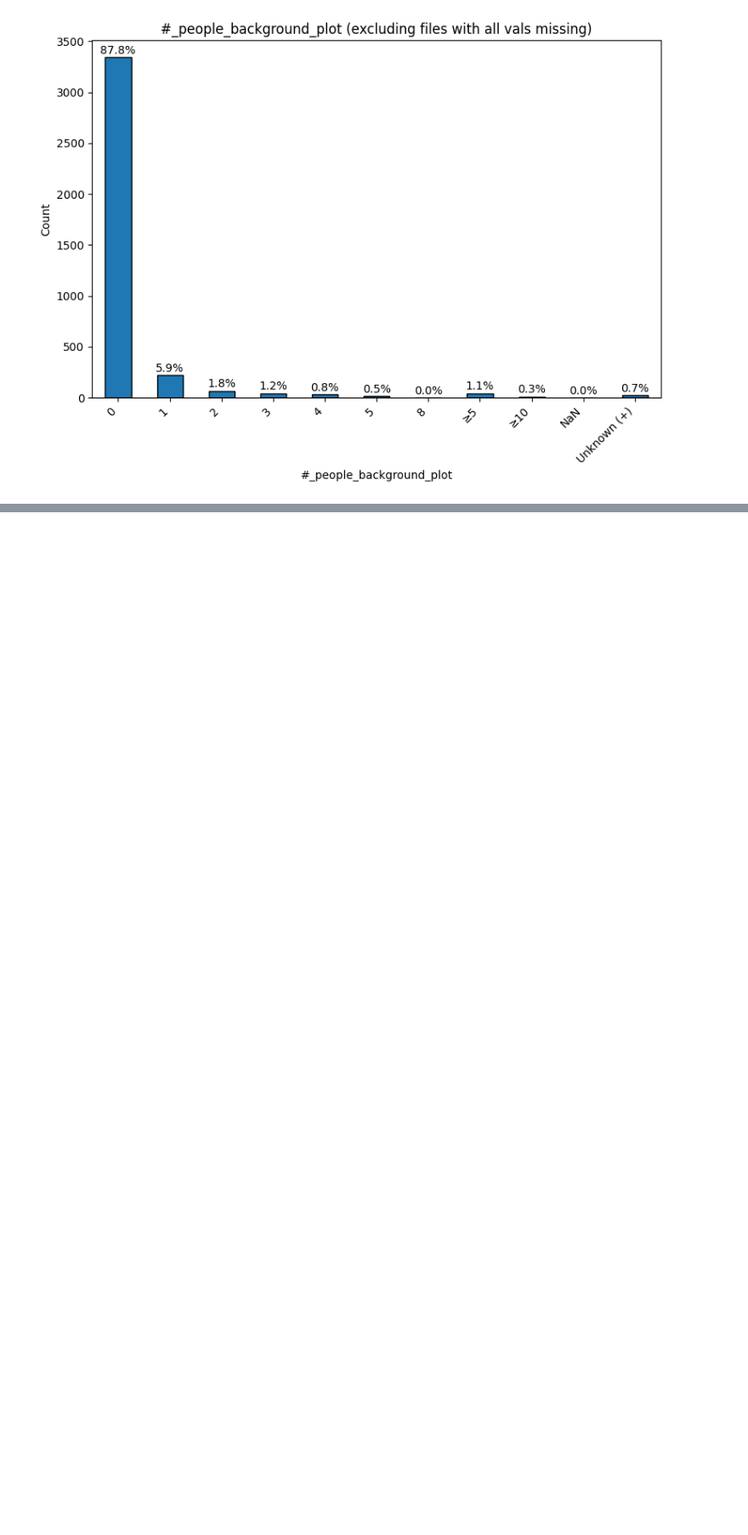
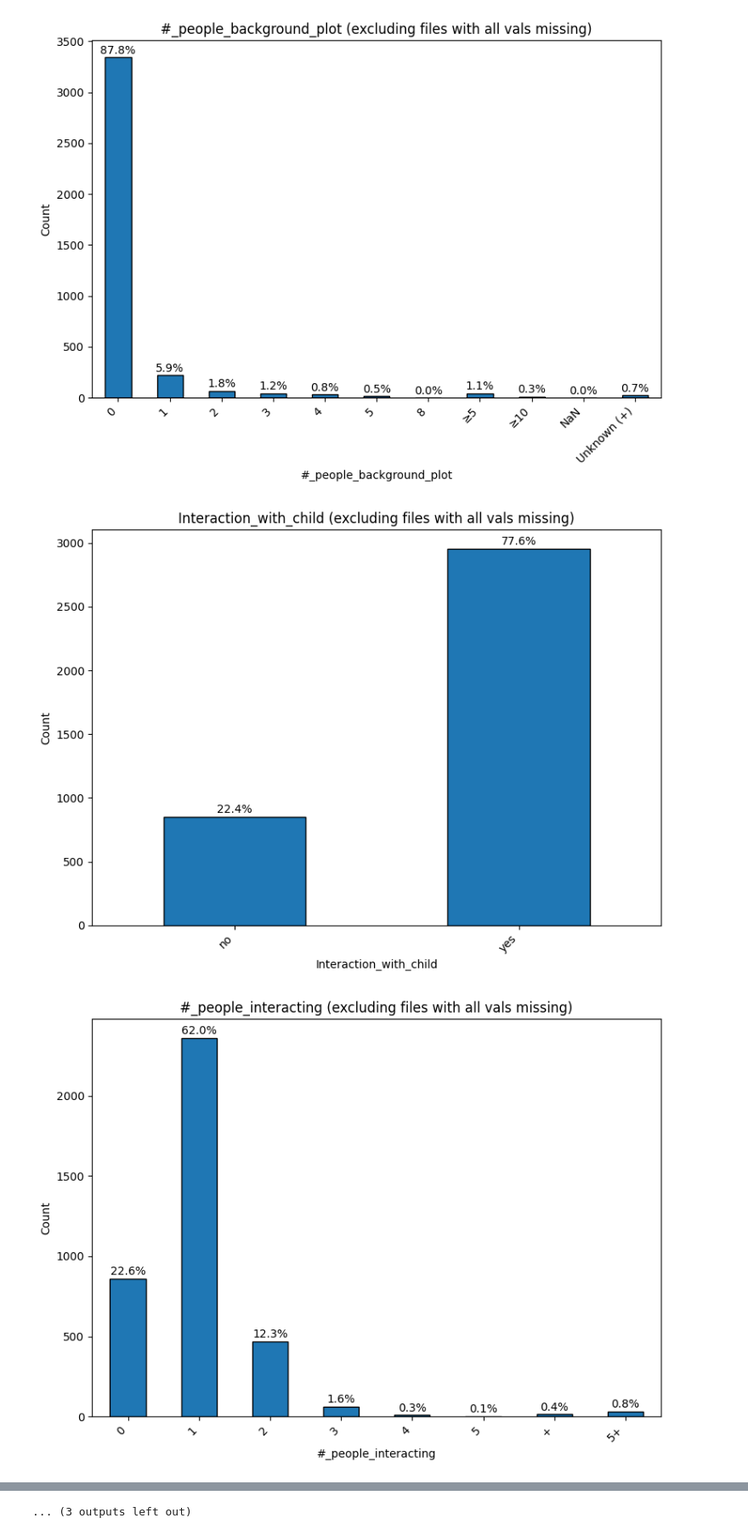
Before and after one commit to sensein/sails_action_classification, a Jupyter notebook: notebooks/annotation_analysis.ipynb, the cells around one changed output, grey strips where cells are left out. Shown at 85% size. Drawn from its saved outputs; the diff is of its cells as text; code cells hidden in the pictures; blank space fills up the shorter version.

```diff
--- a/notebooks/annotation_analysis.ipynb
+++ b/notebooks/annotation_analysis.ipynb
@@ -432,3 +788,10 @@ for col in of_interest:
 [figure]
 [figure]
 [figure]
+# %%
+for col in categorical_cols:
+    subset = df.loc[~df["SourceFile"].isin(missing_all_attr), col]
+    plot_bar_with_percent(subset, title=f"{col} (excluding files with all vals missing)")
+# %% [output]
+[figure, added]
+[figure, added]
@@ -434,0 +808 @@ for col in of_interest:
+... (3 outputs left out)
```
Also changed, not shown: parts of 21 cells of this notebook, 19 other files.
